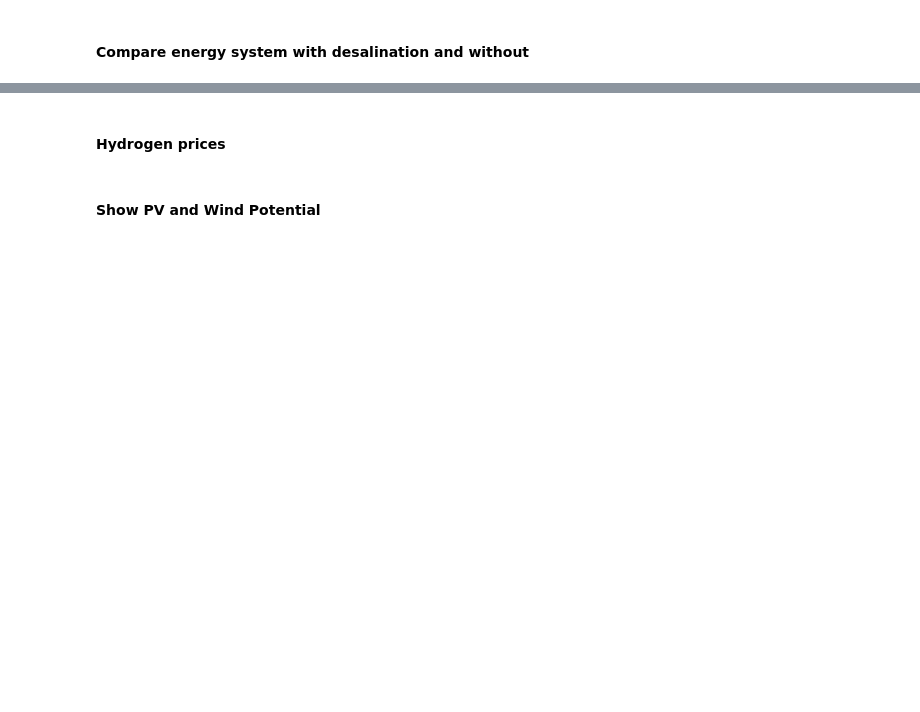
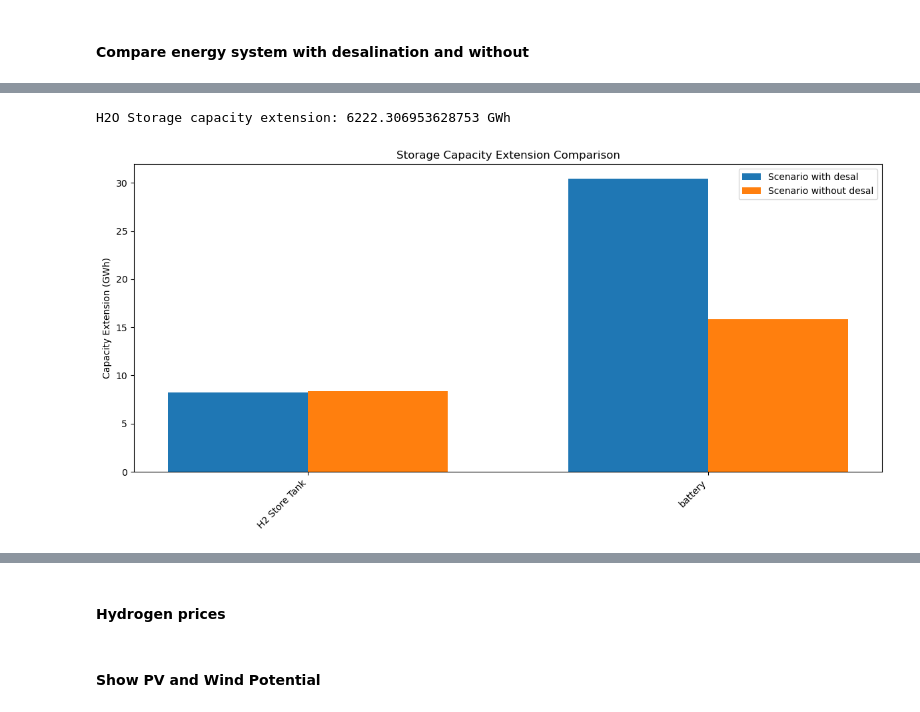
Before and after one commit to doneachh/desalination, a Jupyter notebook: workflow/notebooks/graphics.ipynb, the cells around one changed output, grey strips where cells are left out. Saved outputs shown, nothing was run; the diff lists cells and outputs as text; code cells hidden in the pictures; blank space fills up the shorter version.

```diff
--- a/workflow/notebooks/graphics.ipynb
+++ b/workflow/notebooks/graphics.ipynb
@@ -40,0 +968,57 @@ INFO:pypsa.io:Imported network elec_s_24_ec_lcopt_Co2L0.15_3H_2050_0.094_NZ_199.
+# %%
+threshold = 1e-1
+
+def storage_extension_GWh(n):
+    stores = n.stores.copy()
+    # If e_nom exists, compute added capacity; else fall back to e_nom_opt
+    if "e_nom" in stores.columns:
+        ext_MWh = (stores["e_nom_opt"] - stores["e_nom"]).clip(lower=0)
+    else:
+        ext_MWh = stores["e_nom_opt"].fillna(0)
+    return ext_MWh.groupby(stores["carrier"]).sum() / 1e3  # GWh
+
+desal_storage_extension = storage_extension_GWh(desal)
+wodesal_storage_extension = storage_extension_GWh(wodesal)
+
+print("H2O Storage capacity extension:" , desal_storage_extension.get("H2O store", 0), "GWh")
+
+# --- Filter unwanted carriers ---
+exclude_carriers = ["gas", "co2", "oil", "solid biomass", "H2", "coal", "biomass", "biogas", "co2 stored", "H2O store"]
+desal_storage_extension = desal_storage_extension[~desal_storage_extension.index.isin(exclude_carriers)]
+wodesal_storage_extension = wodesal_storage_extension[~wodesal_storage_extension.index.isin(exclude_carriers)]
+
+# Filter out carriers with zero capacity extension
+desal_storage_extension = desal_storage_extension[desal_storage_extension > threshold]
+wodesal_storage_extension = wodesal_storage_extension[wodesal_storage_extension > threshold]
+
+# Combine for consistent order
+all_carriers = sorted(set(desal_storage_extension.index) | set(wodesal_storage_extension.index))
+desal_storage_extension = desal_storage_extension.reindex(all_carriers, fill_value=0)
+wodesal_storage_extension = wodesal_storage_extension.reindex(all_carriers, fill_value=0)
+
+# --- Plot ---
+fig, ax = plt.subplots(figsize=(12, 6))
+
+width = 0.35  # Width of the bars
+x = np.arange(len(all_carriers))  # Carrier positions on x-axis
+
+# Bars for desal scenario
+ax.bar(x - width/2, desal_storage_extension, width, color=SCENARIO_COLORS["desal"], label="Scenario with desal")
+
+# Bars for wodesal scenario
+ax.bar(x + width/2, wodesal_storage_extension, width, color=SCENARIO_COLORS["wodesal"], label="Scenario without desal")
+
+# Axis labels and title
+ax.set_xticks(x)
+ax.set_xticklabels(all_carriers, rotation=45, ha="right")
+ax.set_ylabel("Capacity Extension (GWh)")
+ax.set_title("Storage Capacity Extension Comparison")
+
+# Legend
+ax.legend()
+
+plt.tight_layout()
+plt.show()
+# %% [output]
+H2O Storage capacity extension: 6222.306953628753 GWh
+[figure, added]
```
Also changed, not shown: parts of 15 cells of this notebook.
